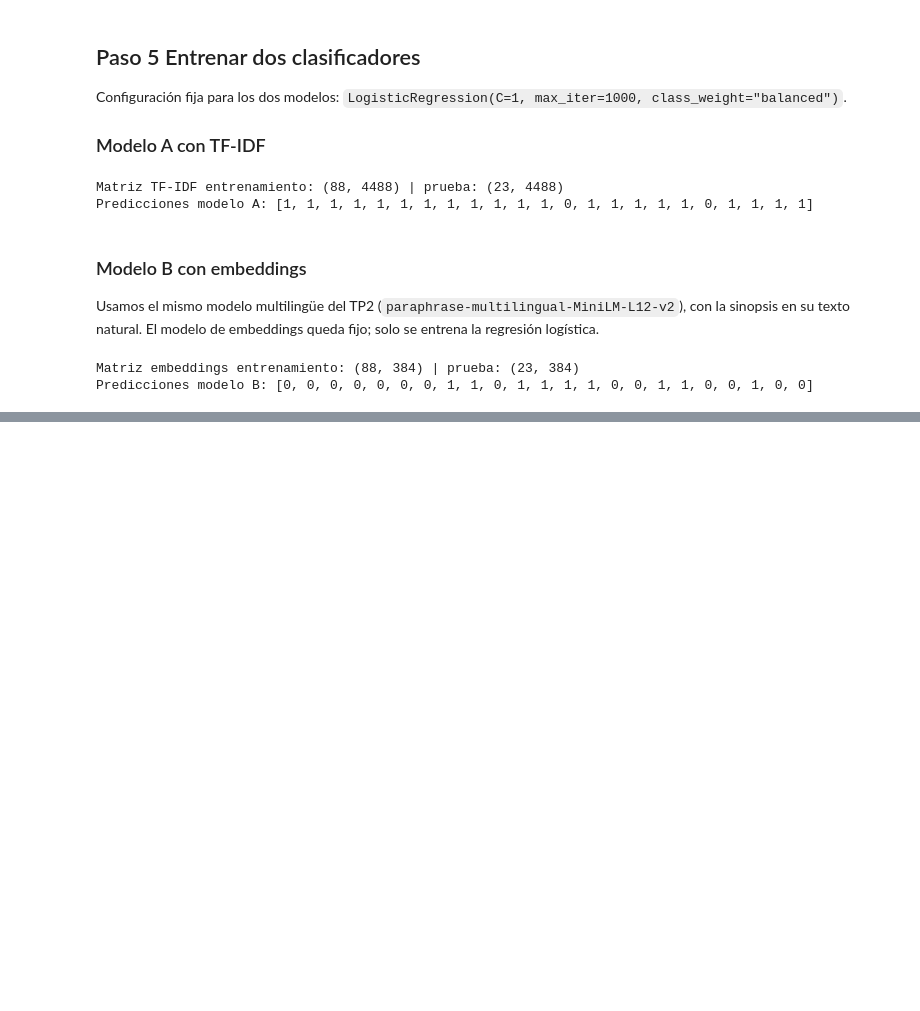
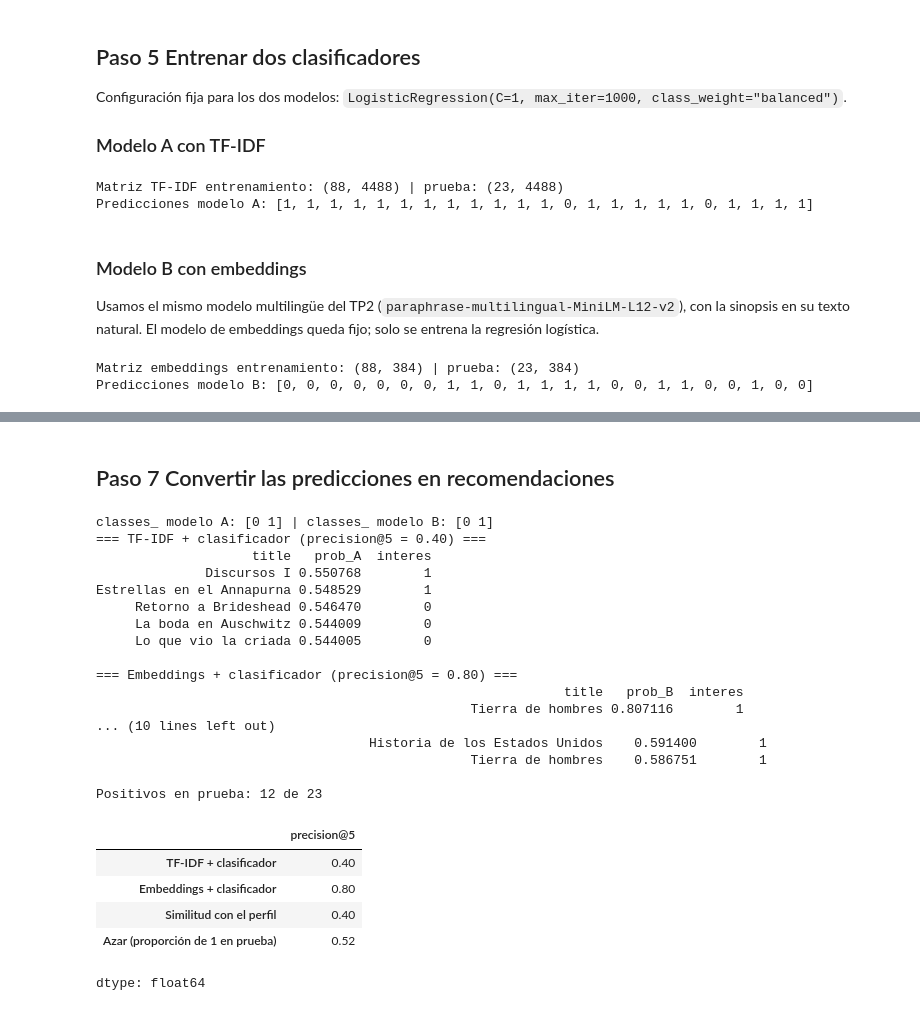
Before and after one commit to federicomaguirre/procesamiento-lenguaje-natural, a Jupyter notebook: tp3/TP3_marquardt_aguirre_venesia_zappala.ipynb, the cells around one changed output, grey strips where cells are left out. Drawn from its saved outputs; the diff is of its cells as text; code cells hidden in the pictures; blank space fills up the shorter version.

```diff
--- a/tp3/TP3_marquardt_aguirre_venesia_zappala.ipynb
+++ b/tp3/TP3_marquardt_aguirre_venesia_zappala.ipynb
@@ -1316,0 +1409,60 @@ Predicciones modelo B: [0, 0, 0, 0, 0, 0, 0, 1, 1, 0, 1, 1, 1, 1, 0, 0, 1, 1, 0,
+# %% [markdown]
+## Paso 7 Convertir las predicciones en recomendaciones
+# %%
+from sklearn.metrics.pairwise import cosine_similarity
+
+# Verificamos qué columna de predict_proba corresponde a interes=1
+print("classes_ modelo A:", modelo_a.classes_, "| classes_ modelo B:", modelo_b.classes_)
+col_a = list(modelo_a.classes_).index(1)
+col_b = list(modelo_b.classes_).index(1)
+
+ranking = pref_test[['slug', 'title']].copy()
+ranking['interes'] = y_test
+ranking['prob_A'] = modelo_a.predict_proba(X_test_tfidf)[:, col_a]
+ranking['prob_B'] = modelo_b.predict_proba(X_test_emb)[:, col_b]
+
+# Perfil del lector: promedio de los embeddings de los libros con interes=1 de entrenamiento
+perfil = X_train_emb[y_train == 1].mean(axis=0, keepdims=True)
+ranking['sim_perfil'] = cosine_similarity(perfil, X_test_emb)[0]
+
+def precision_at_5(columna):
+    top = ranking.sort_values(columna, ascending=False).head(5)
+    return top, top['interes'].sum() / 5
+
+listas = {'TF-IDF + clasificador': 'prob_A', 'Embeddings + clasificador': 'prob_B', 'Similitud con el perfil': 'sim_perfil'}
+resumen_p5 = {}
+for nombre, columna in listas.items():
+    top, p5 = precision_at_5(columna)
+    resumen_p5[nombre] = p5
+    print(f"=== {nombre} (precision@5 = {p5:.2f}) ===")
+    print(top[['title', columna, 'interes']].to_string(index=False))
+    print()
+
+azar = y_test.mean()
+resumen_p5['Azar (proporción de 1 en prueba)'] = azar
+print(f"Positivos en prueba: {y_test.sum()} de {len(y_test)}")
+display(pd.Series(resumen_p5, name='precision@5').round(2))
+# %% [output]
+classes_ modelo A: [0 1] | classes_ modelo B: [0 1]
+=== TF-IDF + clasificador (precision@5 = 0.40) ===
+                    title   prob_A  interes
+              Discursos I 0.550768        1
+Estrellas en el Annapurna 0.548529        1
+     Retorno a Brideshead 0.546470        0
+     La boda en Auschwitz 0.544009        0
+     Lo que vio la criada 0.544005        0
+
+=== Embeddings + clasificador (precision@5 = 0.80) ===
+                                                            title   prob_B  interes
+                                                Tierra de hombres 0.807116        1
+... (10 lines left out)
+                                   Historia de los Estados Unidos    0.591400        1
+                                                Tierra de hombres    0.586751        1
+
+Positivos en prueba: 12 de 23
+|  | precision@5 |
+| TF-IDF + clasificador | 0.40 |
+| Embeddings + clasificador | 0.80 |
+| Similitud con el perfil | 0.40 |
+| Azar (proporción de 1 en prueba) | 0.52 |
+dtype: float64
```
Also changed, not shown: parts of 8 cells of this notebook.
